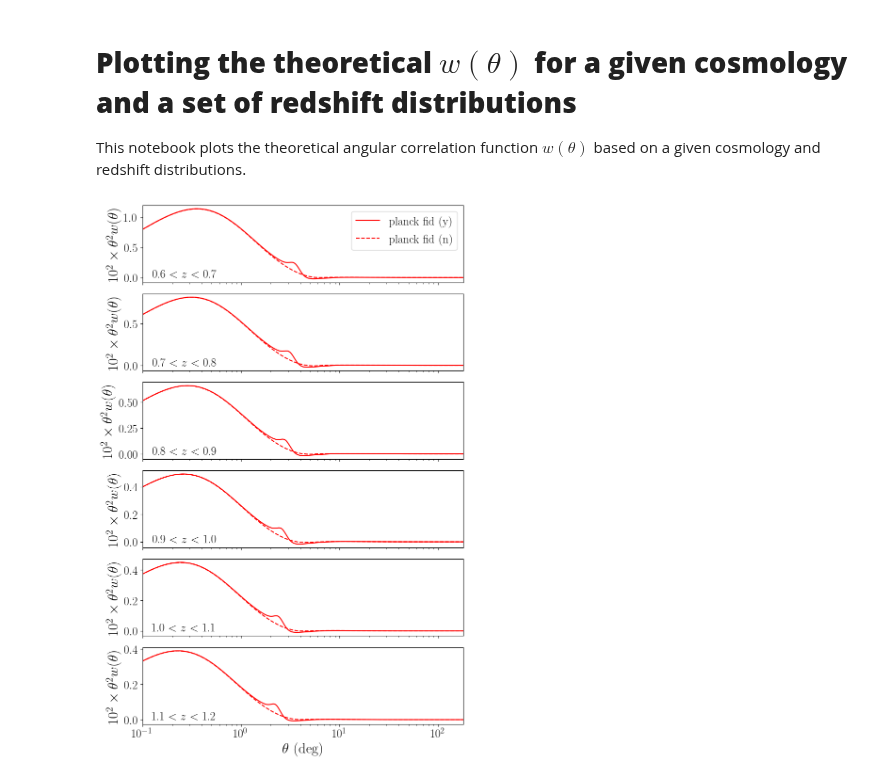
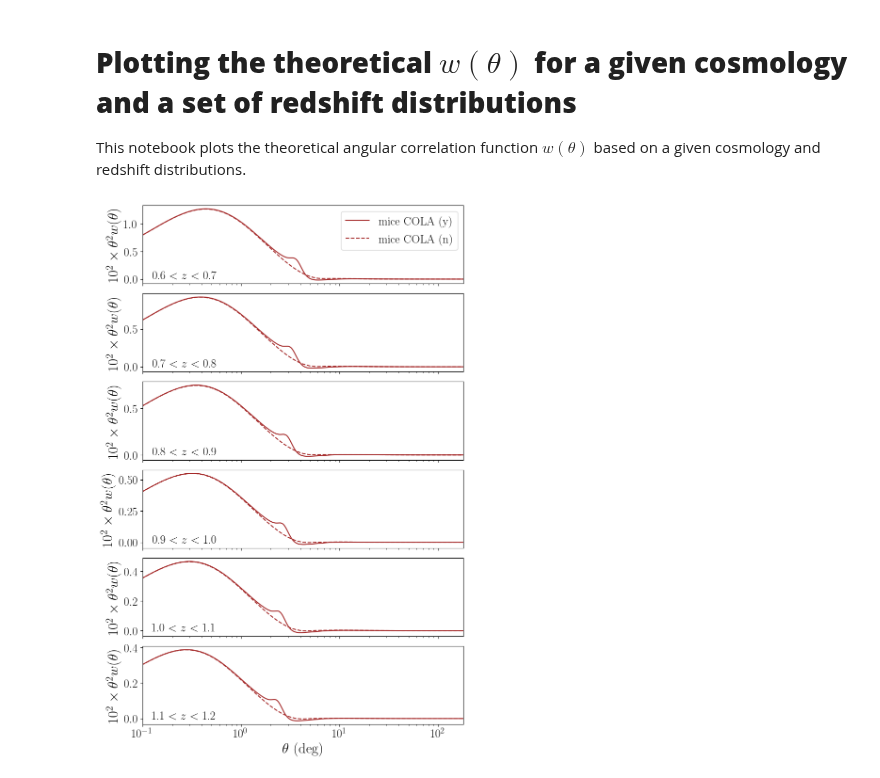
Before and after one commit to juanejo95/BAOfit_wtheta, a Jupyter notebook: plot_wtheta_template.ipynb, the cells around one changed output. Drawn from its saved outputs; the diff is of its cells as text; code cells hidden in the pictures.

```diff
--- a/plot_wtheta_template.ipynb
+++ b/plot_wtheta_template.ipynb
@@ -17,7 +17,7 @@ from utils_data import RedshiftDistributions
 
 galaxy_bias = {bin_z: 1.5 for bin_z in range(10)}
 
-dataset = 'DESY6'
+dataset = 'COLAY6'
 
 # cosmology_templates = ['mice', 'planck']
 # nz_flags = ['fid']
@@ -25,19 +25,23 @@ dataset = 'DESY6'
 # cosmology_templates = ['planck']
 # nz_flags = ['fid', 'clusteringz']
 
-cosmology_templates = ['planck']
-nz_flags = ['fid']
+# cosmology_templates = ['planck']
+# nz_flags = ['fid']
+
+cosmology_templates = ['mice']
+nz_flags = ['COLA']
 
 colors = {
     ('mice', 'fid'): 'blue',
     ('mice', 'clusteringz'): 'green',
+    ('mice', 'COLA'): 'brown',
     ('planck', 'fid'): 'red',
     ('planck', 'clusteringz'): 'orange',
     ('desifid', 'fid'): 'purple',
 }
 
 
-nbins = {'fid': 6, 'clusteringz': 4}
+nbins = {'fid': 6, 'COLA': 6, 'clusteringz': 4}
 linestyle = {'y': '-', 'n': '--'}
 
 nbins_max = max(nbins[nz_flag] for nz_flag in nz_flags)
@@ -71,31 +75,31 @@ for cosmology_template in cosmology_templates:
                 )
                 wtheta_dict = template_initializer.load_wtheta(bin_z)
 
                 theta = wtheta_dict['bb'][:, 0]
                 wtheta_bb[bin_z] = wtheta_dict['bb'][:, 1]
                 wtheta_bf[bin_z] = wtheta_dict['bf'][:, 1]
                 wtheta_ff[bin_z] = wtheta_dict['ff'][:, 1]
 
                 wtheta[bin_z] = galaxy_bias[bin_z] ** 2 * wtheta_bb[bin_z] + galaxy_bias[bin_z] * wtheta_bf[bin_z] + wtheta_ff[bin_z]
 
                 ax.semilogx(theta * 180 / np.pi, 100 * (theta * 180 / np.pi) * wtheta[bin_z], label=label, color=color, linestyle=linestyle[include_wiggles])
 
             z_edge = z_edges[bin_z]
             if bin_z == nbins_max - 1:
                 ax.set_xlabel(r'$\theta$ (deg)', fontsize=22)
             ax.set_ylabel(r'$10^2 \times \theta^2 w(\theta)$', fontsize=22)
             ax.set_xlim([10**-1, 180])
             ax.tick_params(axis='x', labelsize=18)
             ax.tick_params(axis='y', labelsize=18)
 
             if nbins[nz_flag] == nbins_max and not text_added[bin_z]:
                 ax.text(0.13, 0.1, f'{z_edge[0]} $< z <$ {z_edge[1]}', ha='center', va='center', transform=ax.transAxes, fontsize=18)
                 text_added[bin_z] = True
 
         # if cosmology_template == cosmology_templates[0]:  # Add legend only to the first cosmology template
         axs[0].legend(loc='upper right', fontsize=18, ncol=len(cosmology_templates) * len(nz_flags))
 
 plt.tight_layout()
 plt.show()
 # %% [output]
-[figure, old version]
+[figure, new version]
```
Also changed, not shown: 51 other files.
